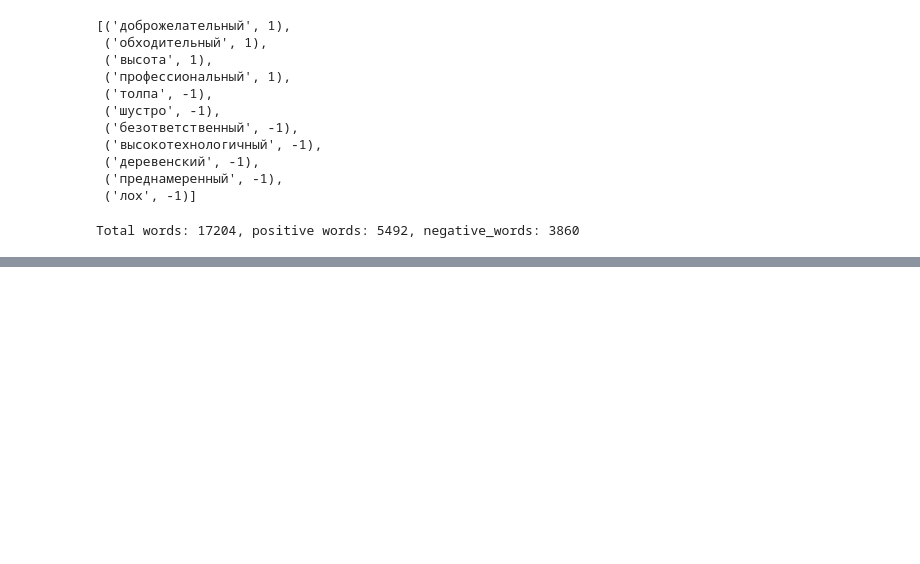
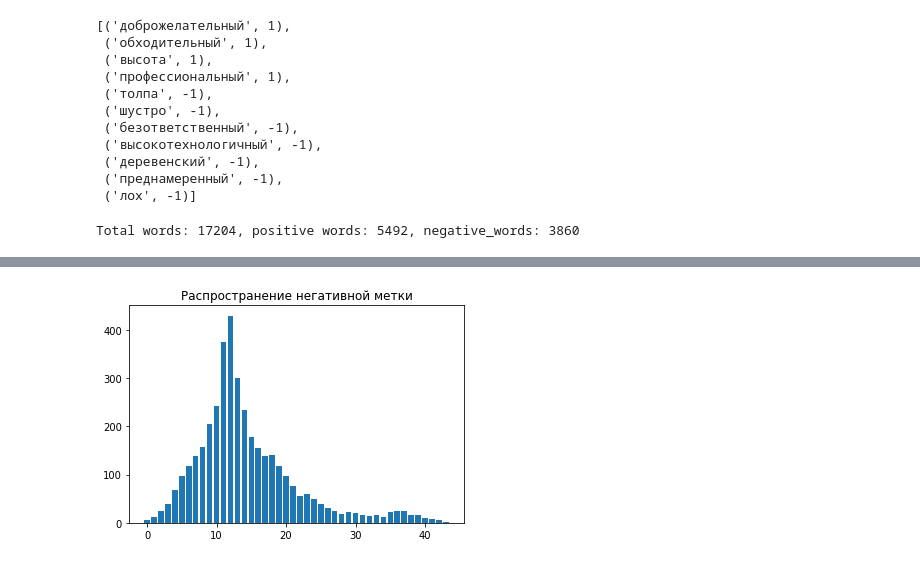
Before and after one commit to vlad-korotych/netology-ds4-nlp, a Jupyter notebook: 4. Дистрибутивная семантика (word2vec, GloVe, AdaGram). WMD/hw4.ipynb, the cells around one changed output, grey strips where cells are left out. Cells and saved outputs as stored; diff of their text form; code cells hidden in the pictures; blank space fills up the shorter version.

```diff
--- a/4. Дистрибутивная семантика (word2vec, GloVe, AdaGram). WMD/hw4.ipynb
+++ b/4. Дистрибутивная семантика (word2vec, GloVe, AdaGram). WMD/hw4.ipynb
@@ -584,0 +603,6 @@ Total words: 17204, positive words: 5492, negative_words: 3860
+# %%
+plt.bar(x=range(len(negative_words)), height=[len(s) for s in negative_words])
+plt.title("Распространение негативной метки")
+plt.show()
+# %% [output]
+[figure, added]
```
Also changed, not shown: parts of 4 cells of this notebook.
